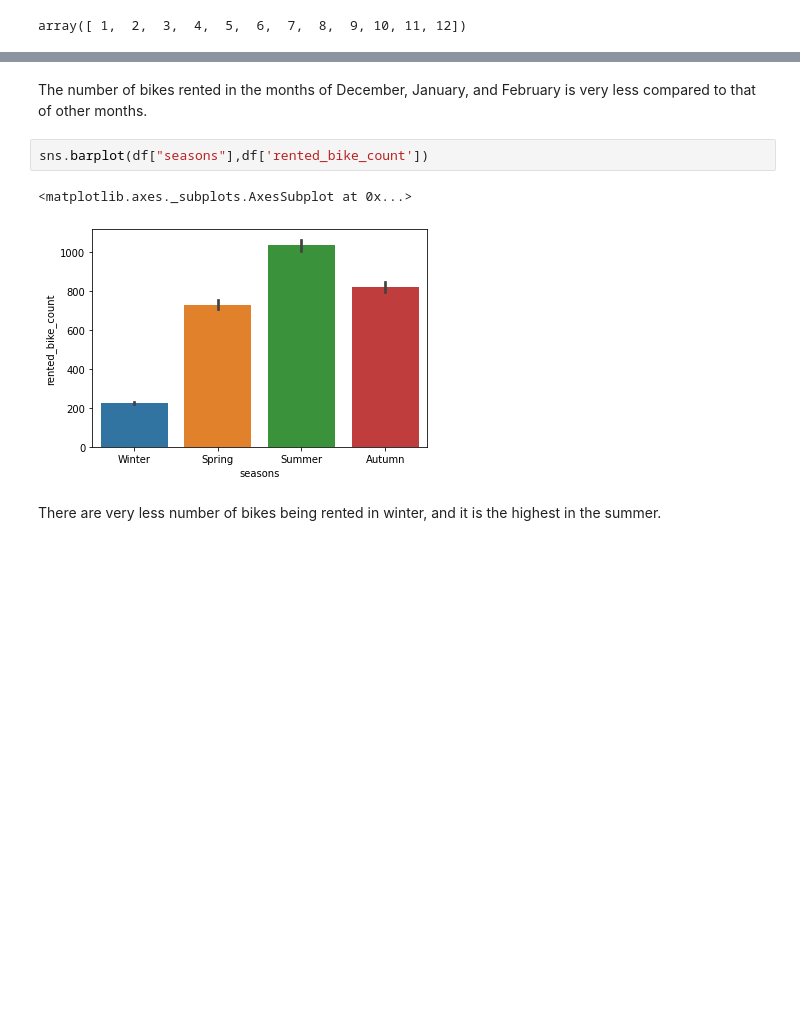
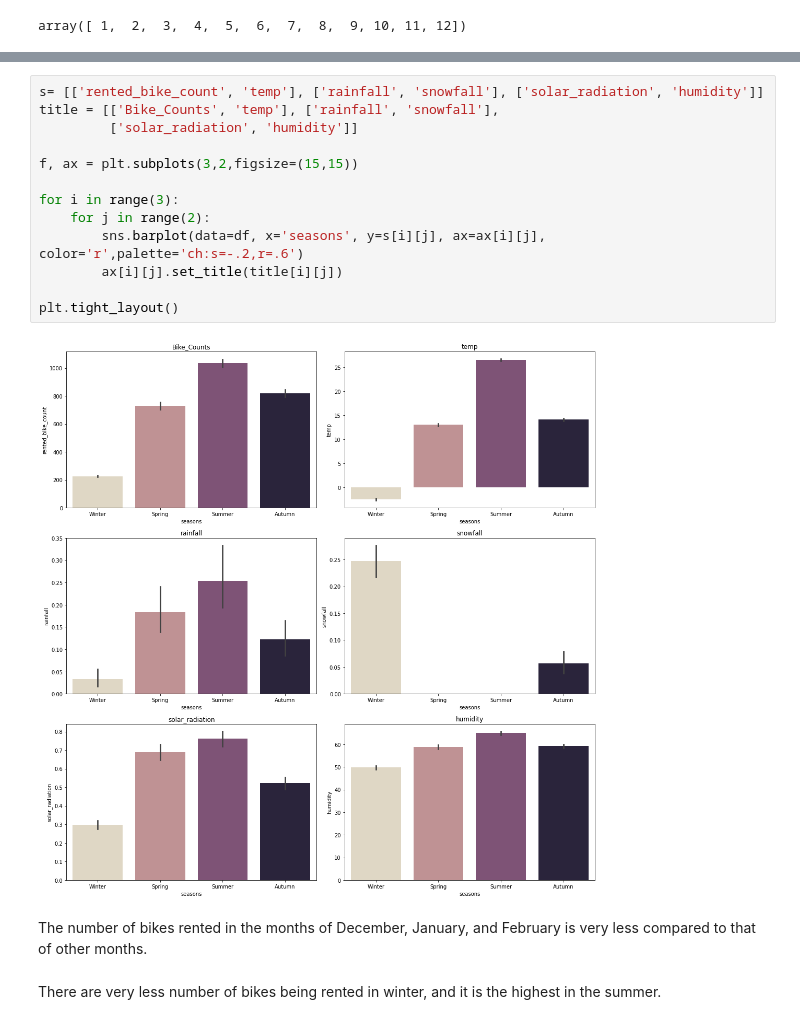
Before and after one commit to VaibhavBhusawale/-Bike-Sharing-Demand-Prediction, a Jupyter notebook: Bike_Sharing_Demand_Prediction_Capstone_Project_(Shaloy,_Smriti,_Vaibhav).ipynb, the cells around one changed output, grey strips where cells are left out. Saved outputs shown, nothing was run; the diff lists cells and outputs as text; blank space fills up the shorter version.

```diff
--- a/Bike_Sharing_Demand_Prediction_Capstone_Project_(Shaloy,_Smriti,_Vaibhav).ipynb
+++ b/Bike_Sharing_Demand_Prediction_Capstone_Project_(Shaloy,_Smriti,_Vaibhav).ipynb
@@ -210,9 +232,19 @@ plt.plot(df.groupby('month')['rented_bike_count'].mean())
+# %%
+s= [['rented_bike_count', 'temp'], ['rainfall', 'snowfall'], ['solar_radiation', 'humidity']]
+title = [['Bike_Counts', 'temp'], ['rainfall', 'snowfall'],
+         ['solar_radiation', 'humidity']]
+
+f, ax = plt.subplots(3,2,figsize=(15,15))
+
+for i in range(3):
+    for j in range(2):
+        sns.barplot(data=df, x='seasons', y=s[i][j], ax=ax[i][j], color='r',palette='ch:s=-.2,r=.6')
+        ax[i][j].set_title(title[i][j])
+
+plt.tight_layout()
+# %% [output]
+[figure, added]
 # %% [markdown]
 The number of bikes rented in the months of December, January, and February is very less compared to that of other months.
-# %%
-sns.barplot(df["seasons"],df['rented_bike_count'])
-# %% [output]
-<matplotlib.axes._subplots.AxesSubplot at 0x...>
-[figure, removed]
 # %% [markdown]
 There are very less number of bikes being rented in winter, and it is the highest in the summer.
```
Also changed, not shown: parts of 45 cells of this notebook.
